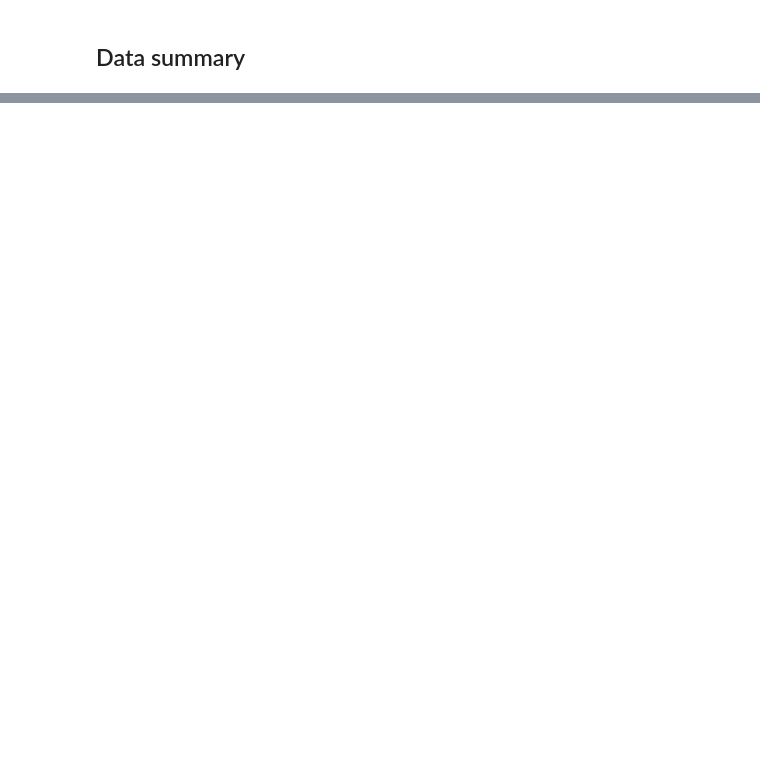
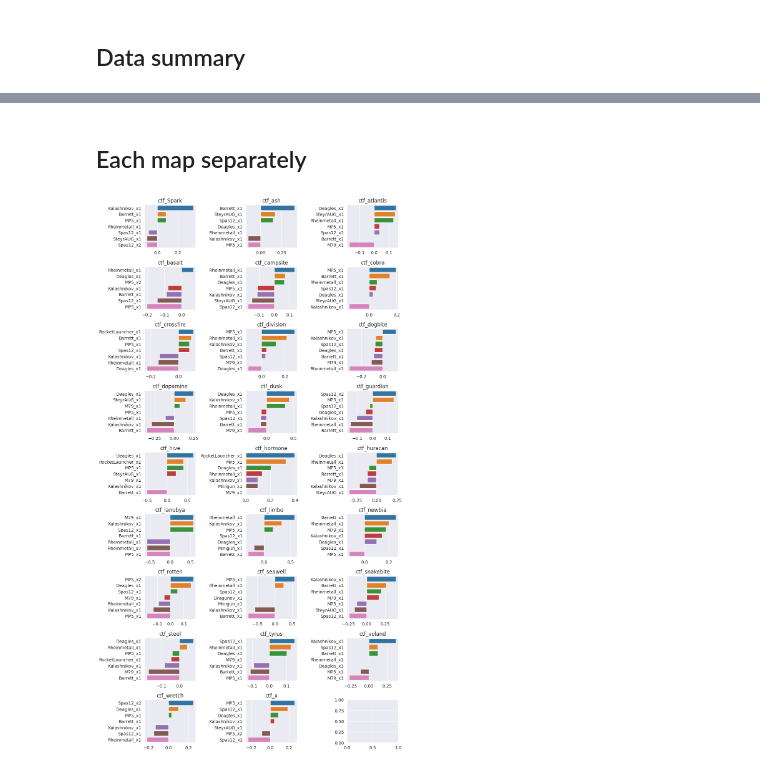
Before and after one commit to s2vndl/s2_1st_tournament_stats, a Jupyter notebook: stats_weapon_impact.ipynb, the cells around one changed output, grey strips where cells are left out. Drawn from its saved outputs; the diff is of its cells as text; code cells hidden in the pictures; blank space fills up the shorter version.

```diff
--- a/stats_weapon_impact.ipynb
+++ b/stats_weapon_impact.ipynb
@@ -72,0 +71,27 @@ pass
+# %% [markdown]
+## Each map separately
+# %%
+from math import ceil
+
+correlation_per_map = tag_correlation_analyzer.calculate_win_correlation_per_map()
+counts_per_map = tag_correlation_analyzer.tag_counts_per_map(NO_RESULT_TAG_FILTER)
+
+
+def correlation_for_map(correlations, counts, map, axis):
+    corr = pd.DataFrame(correlations.items(), columns=["tag", "corr"])
+    cnts = pd.DataFrame(counts.items(), columns=["tag", "cnt"]) \
+        .sort_values(by=["cnt"], ascending=False).head(n=7)
+    merged = pd.merge(corr, cnts, on=["tag"]) \
+        .sort_values(by=["corr"], ascending=False)
+    sns.barplot(x=merged["corr"], y=merged["tag"], ax=axis).set(title=map, xlabel=None, ylabel=None)
+
+
+nrows = ceil(len(counts_per_map.keys()) / 3)
+fig, axes = plt.subplots(nrows, 3, figsize=(10, nrows * 2), tight_layout=True)
+axes = axes.flatten()
+for i, map in enumerate(sorted(list(counts_per_map.keys()))):
+    axes[i].set(xlabel=None, ylabel=None)
+    correlation_for_map(correlation_per_map[map], counts_per_map[map], map, axes[i])
+pass
+# %% [output]
+[figure, added]
```
Also changed, not shown: parts of 6 cells of this notebook, 10 other files.
